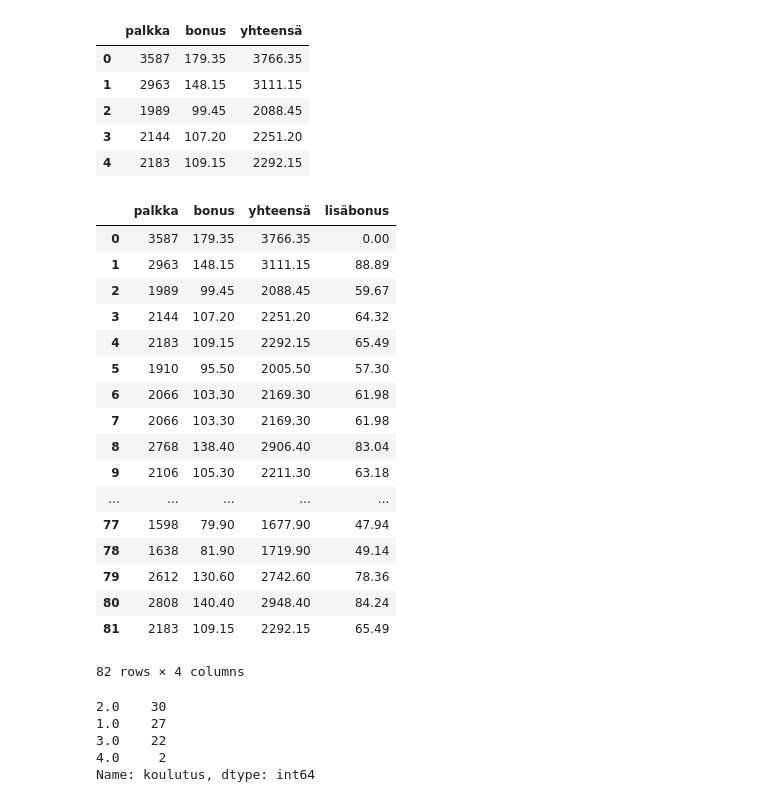
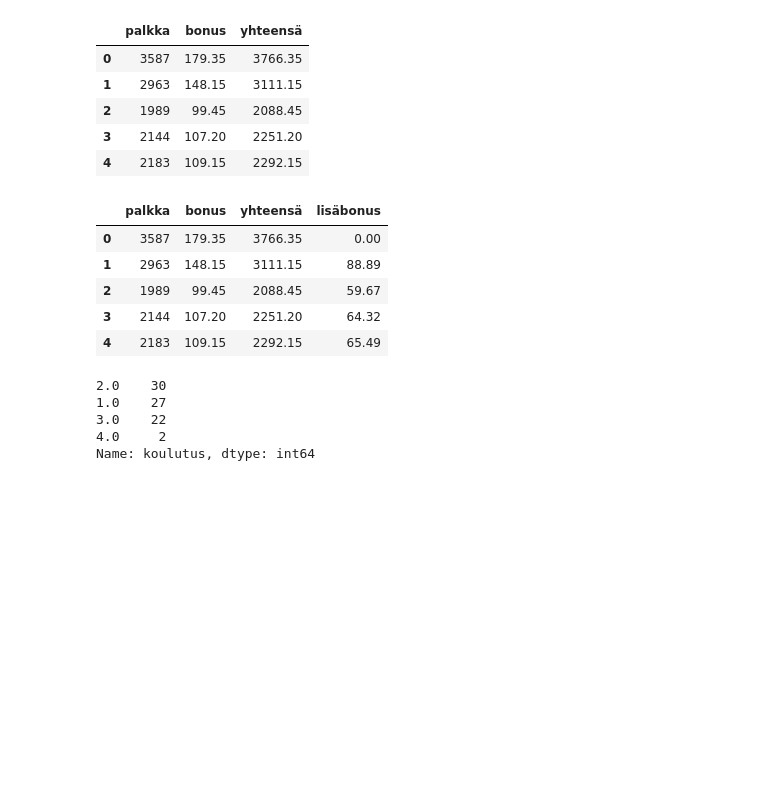
Before and after one commit to taanila/tilastoapu, a Jupyter notebook: df2.ipynb, the cells around one changed output. Saved outputs shown, nothing was run; the diff lists cells and outputs as text; code cells hidden in the pictures; blank space fills up the shorter version.

Commit message:
Temppuja dataframella

```diff
--- a/df2.ipynb
+++ b/df2.ipynb
@@ -95,26 +106,14 @@ df[['palkka', 'bonus', 'yhteensä']].head()
 | 3 | 2144 | 107.20 | 2251.20 |
 | 4 | 2183 | 109.15 | 2292.15 |
 # %%
-#Lisään vielä 3 prosentin lisäbonuksen alle 3000 palkoille
+#Lisään vielä 3 prosentin lisäbonuksen alle 3000 palkoille:
 df['lisäbonus'] = (df['palkka'] < 3000) * 0.03 * df['palkka']
-df[['palkka', 'bonus', 'yhteensä', 'lisäbonus']]
+df[['palkka', 'bonus', 'yhteensä', 'lisäbonus']].head()
 # %% [output]
 |  | palkka | bonus | yhteensä | lisäbonus |
 | 0 | 3587 | 179.35 | 3766.35 | 0.00 |
 | 1 | 2963 | 148.15 | 3111.15 | 88.89 |
 | 2 | 1989 | 99.45 | 2088.45 | 59.67 |
 | 3 | 2144 | 107.20 | 2251.20 | 64.32 |
 | 4 | 2183 | 109.15 | 2292.15 | 65.49 |
-| 5 | 1910 | 95.50 | 2005.50 | 57.30 |
-| 6 | 2066 | 103.30 | 2169.30 | 61.98 |
-| 7 | 2066 | 103.30 | 2169.30 | 61.98 |
-| 8 | 2768 | 138.40 | 2906.40 | 83.04 |
-| 9 | 2106 | 105.30 | 2211.30 | 63.18 |
-| ... | ... | ... | ... | ... |
-| 77 | 1598 | 79.90 | 1677.90 | 47.94 |
-| 78 | 1638 | 81.90 | 1719.90 | 49.14 |
-| 79 | 2612 | 130.60 | 2742.60 | 78.36 |
-| 80 | 2808 | 140.40 | 2948.40 | 84.24 |
-| 81 | 2183 | 109.15 | 2292.15 | 65.49 |
-82 rows × 4 columns
 # %%
```
Also changed, not shown: parts of 12 cells of this notebook.
